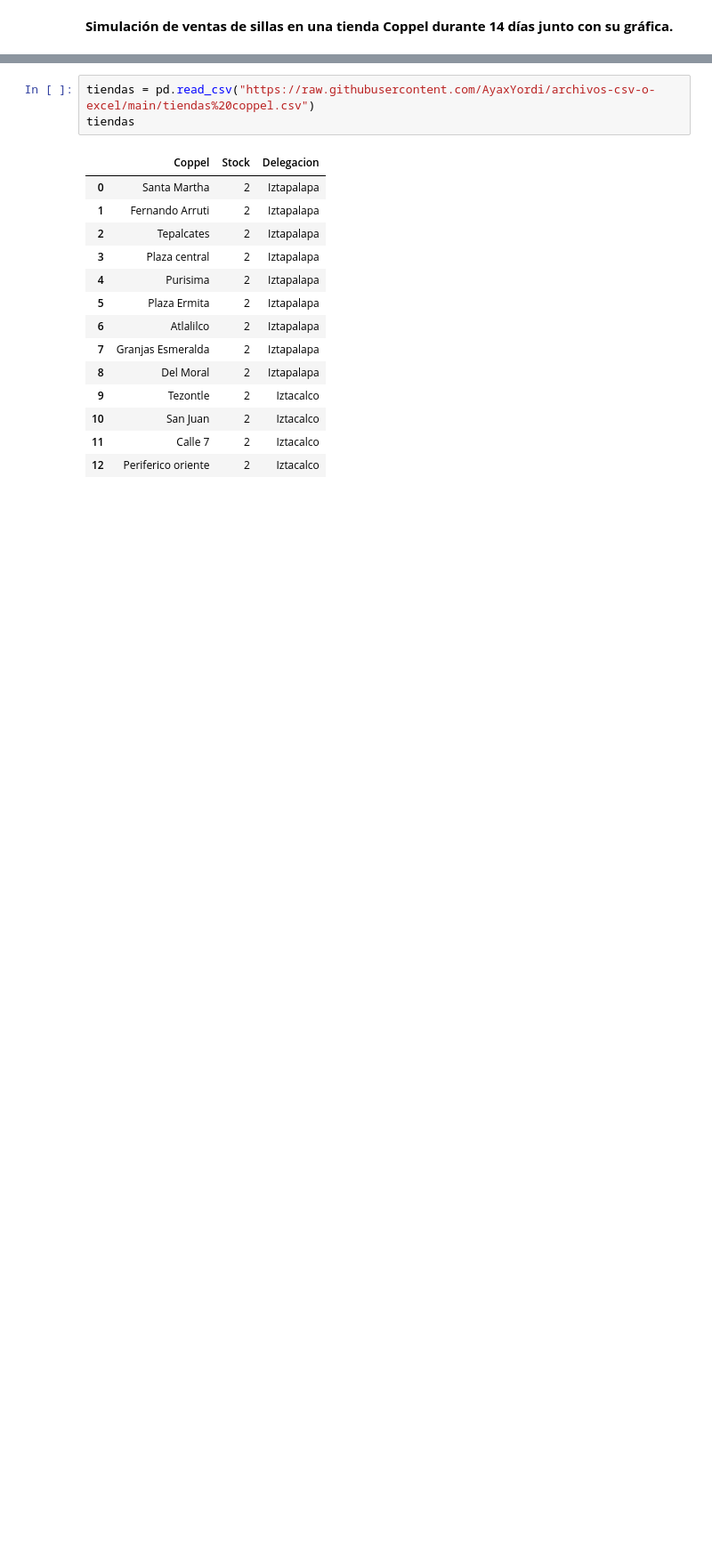
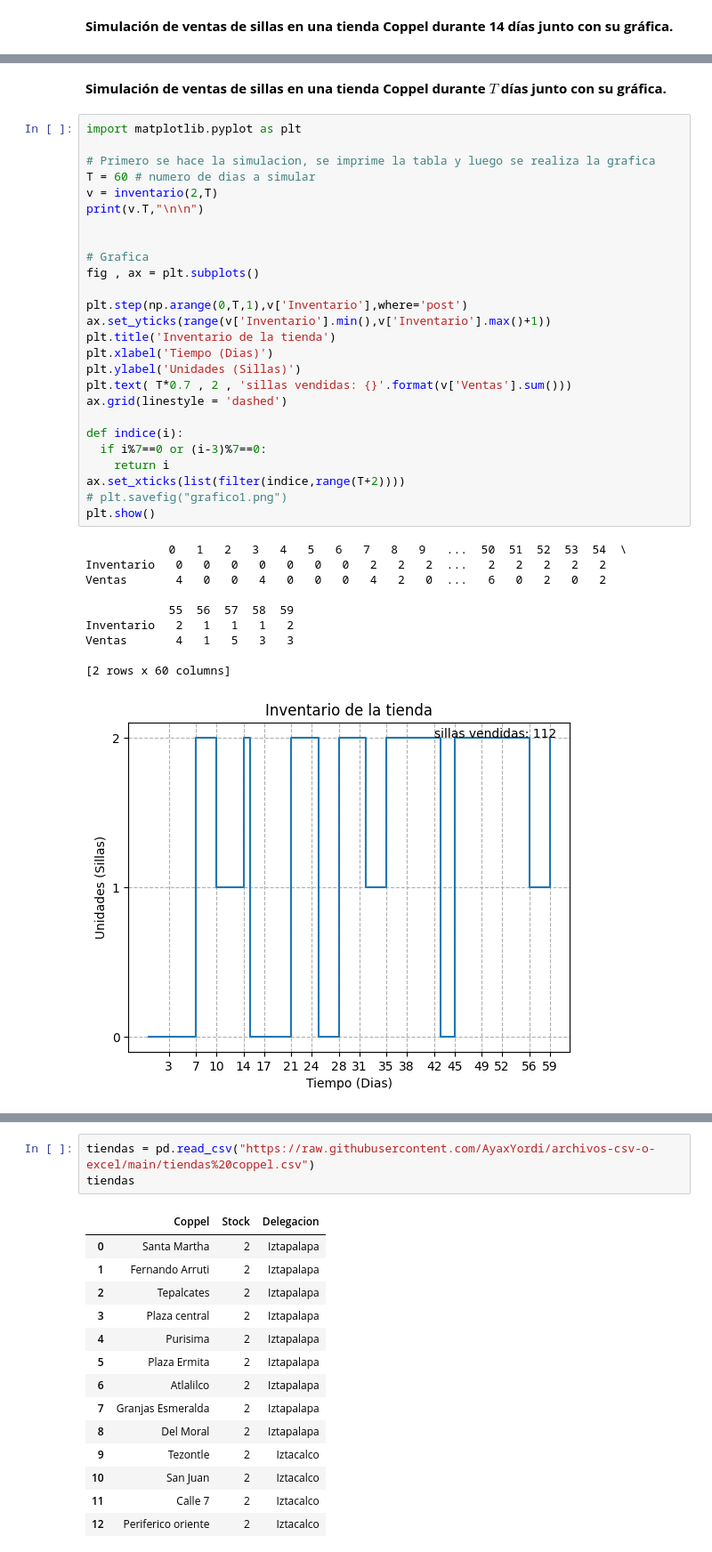
Before and after one commit to AyaxYordi/Simulacion-2---2024, a Jupyter notebook: Venta_de_sillas.ipynb, the cells around one changed output, grey strips where cells are left out. Shown at 89% size. Drawn from its saved outputs; the diff is of its cells as text; blank space fills up the shorter version.

```diff
--- a/Venta_de_sillas.ipynb
+++ b/Venta_de_sillas.ipynb
@@ -159,0 +162,39 @@ Ventas       3   3   1   3   0   0   0   0   1   2   0   3   0   2
+# %% [markdown]
+**Simulación de ventas de sillas en una tienda Coppel durante $T$ días junto con su gráfica.**
+# %%
+import matplotlib.pyplot as plt
+
+# Primero se hace la simulacion, se imprime la tabla y luego se realiza la grafica
+T = 60 # numero de dias a simular
+v = inventario(2,T)
+print(v.T,"\n\n")
+
+
+# Grafica
+fig , ax = plt.subplots()
+
+plt.step(np.arange(0,T,1),v['Inventario'],where='post')
+ax.set_yticks(range(v['Inventario'].min(),v['Inventario'].max()+1))
+plt.title('Inventario de la tienda')
+plt.xlabel('Tiempo (Dias)')
+plt.ylabel('Unidades (Sillas)')
+plt.text( T*0.7 , 2 , 'sillas vendidas: {}'.format(v['Ventas'].sum()))
+ax.grid(linestyle = 'dashed')
+
+def indice(i):
+  if i%7==0 or (i-3)%7==0:
+    return i
+ax.set_xticks(list(filter(indice,range(T+2))))
+# plt.savefig("grafico1.png")
+plt.show()
+# %% [output]
+            0   1   2   3   4   5   6   7   8   9   ...  50  51  52  53  54  \
+Inventario   0   0   0   0   0   0   0   2   2   2  ...   2   2   2   2   2
+Ventas       4   0   0   4   0   0   0   4   2   0  ...   6   0   2   0   2
+
+            55  56  57  58  59
+Inventario   2   1   1   1   2
+Ventas       4   1   5   3   3
+
+[2 rows x 60 columns]
+[figure, added]
```
Also changed, not shown: parts of 17 cells of this notebook.
